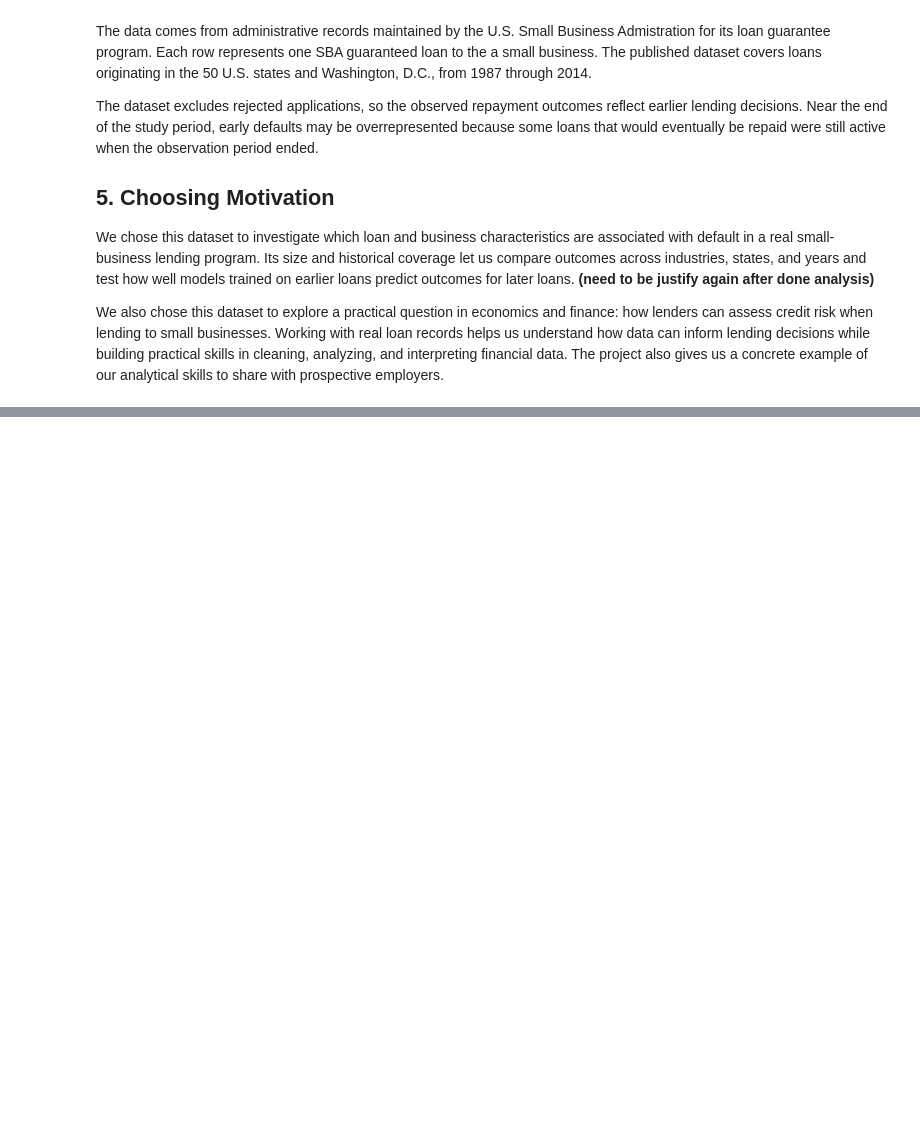
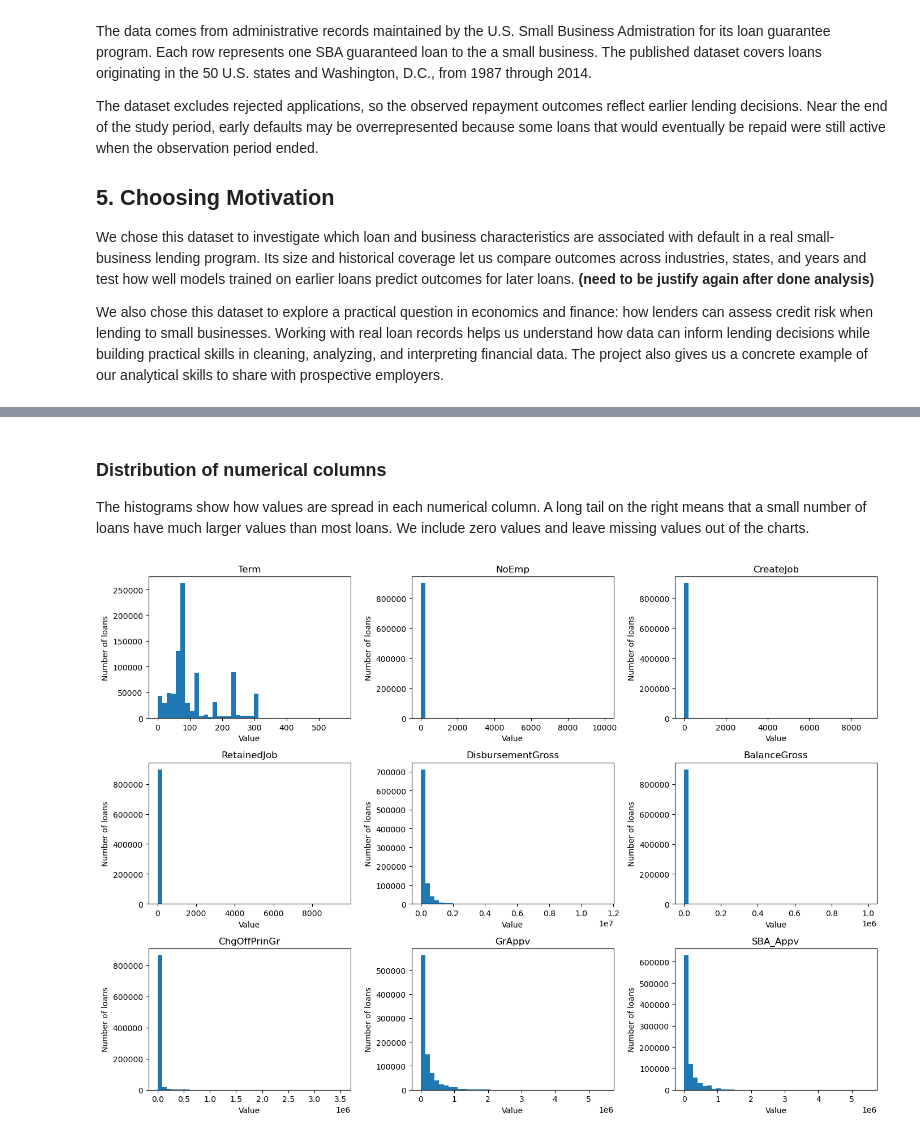
Before and after one commit to NgThanhDat-ne/UongMilo-LoanOrNot, a Jupyter notebook: notebooks/01_collection_exploration.ipynb, the cells around one changed output, grey strips where cells are left out. Cells and saved outputs as stored; diff of their text form; code cells hidden in the pictures; blank space fills up the shorter version.

Commit message:
first version of dataset exploration

```diff
--- a/notebooks/01_collection_exploration.ipynb
+++ b/notebooks/01_collection_exploration.ipynb
@@ -42,0 +161,14 @@ We also chose this dataset to explore a practical question in economics and fina
+# %%
+# Use a copy to keep the original data unchanged.
+eda = sba_df.copy()
+text_columns = eda.select_dtypes(include=["object", "string"]).columns
+for col in text_columns:
+    eda[col] = eda[col].str.strip().replace("", pd.NA)
+
+duplicate_count = sba_df.duplicated().sum()
+empty_count = eda.isna().all(axis=1).sum()
+id_duplicate_count = eda["LoanNr_ChkDgt"].dropna().duplicated().sum()
+
+print("The number of duplicate rows:", duplicate_count)
+print("The number of empty rows:", empty_count)
+print("The number of repeated loan IDs:", id_duplicate_count)
@@ -42,0 +234,21 @@ We also chose this dataset to explore a practical question in economics and fina
+# %%
+numeric_cols = ["Term", "NoEmp", "CreateJob", "RetainedJob"] + money_cols
+numeric = eda[numeric_cols]
+summary = numeric.describe().T
+summary["Zero values"] = (numeric == 0).sum()
+summary["Negative values"] = (numeric < 0).sum()
+display(summary.round(2))
+
+# IQR is the distance between the first and third quartiles.
+q1 = numeric.quantile(0.25)
+q3 = numeric.quantile(0.75)
+iqr = q3 - q1
+outliers = (numeric < q1 - 1.5 * iqr) | (numeric > q3 + 1.5 * iqr)
+z_scores = (numeric - numeric.mean()) / numeric.std().replace(0, np.nan)
+
+outlier_counts = pd.DataFrame({
+    "IQR outliers": outliers.sum(),
+    "Z-score above 3": (z_scores.abs() > 3).sum(),
+    "Possible placeholder values": numeric.isin([-1, 999, 9999]).sum()
+})
+display(outlier_counts)
@@ -42,0 +276,14 @@ We also chose this dataset to explore a practical question in economics and fina
+# %% [markdown]
+### Distribution of numerical columns
+The histograms show how values are spread in each numerical column. A long tail on the right means that a small number of loans have much larger values than most loans. We include zero values and leave missing values out of the charts.
+# %%
+fig, axes = plt.subplots(3, 3, figsize=(14, 10))
+for ax, col in zip(axes.flat, numeric_cols):
+    ax.hist(eda[col].dropna(), bins=40)
+    ax.set_title(col)
+    ax.set_xlabel("Value")
+    ax.set_ylabel("Number of loans")
+plt.tight_layout()
+plt.show()
+# %% [output]
+[figure, added]
```
Also changed, not shown: parts of 34 cells of this notebook, 10 other files.
